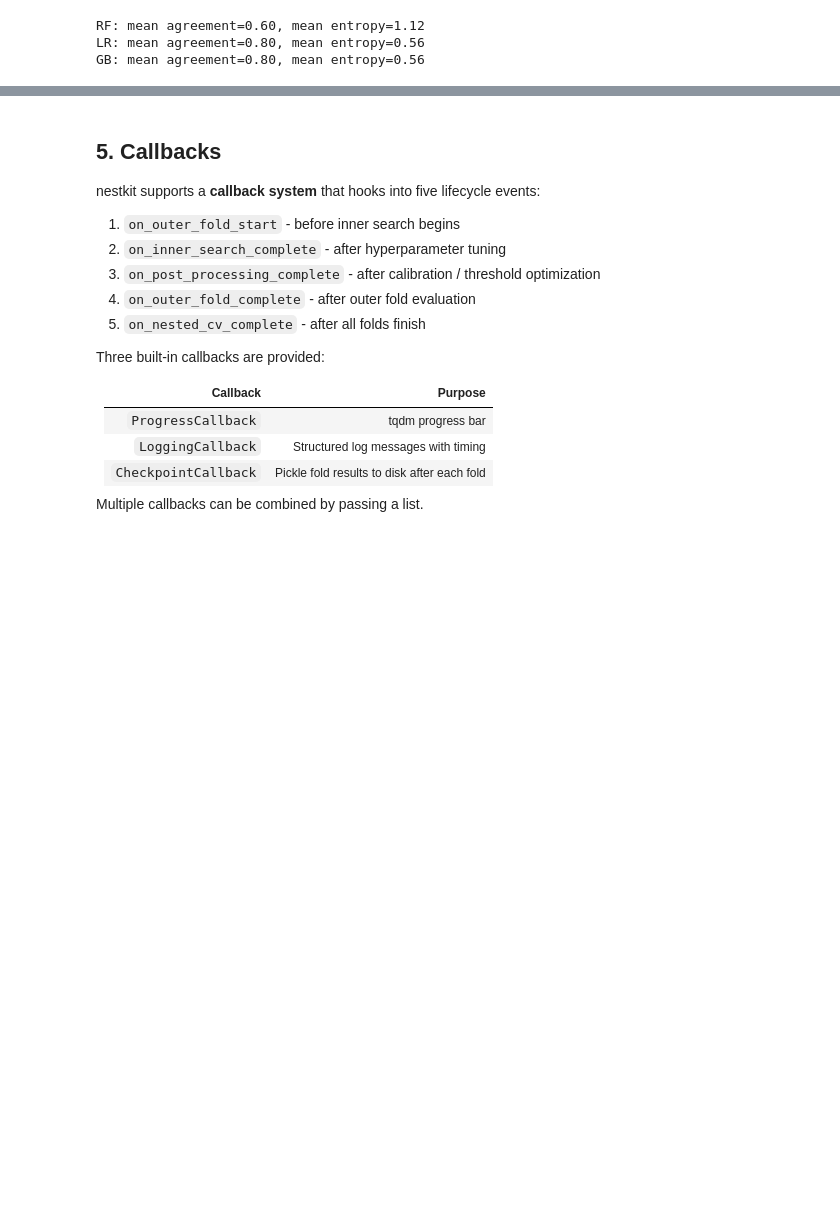
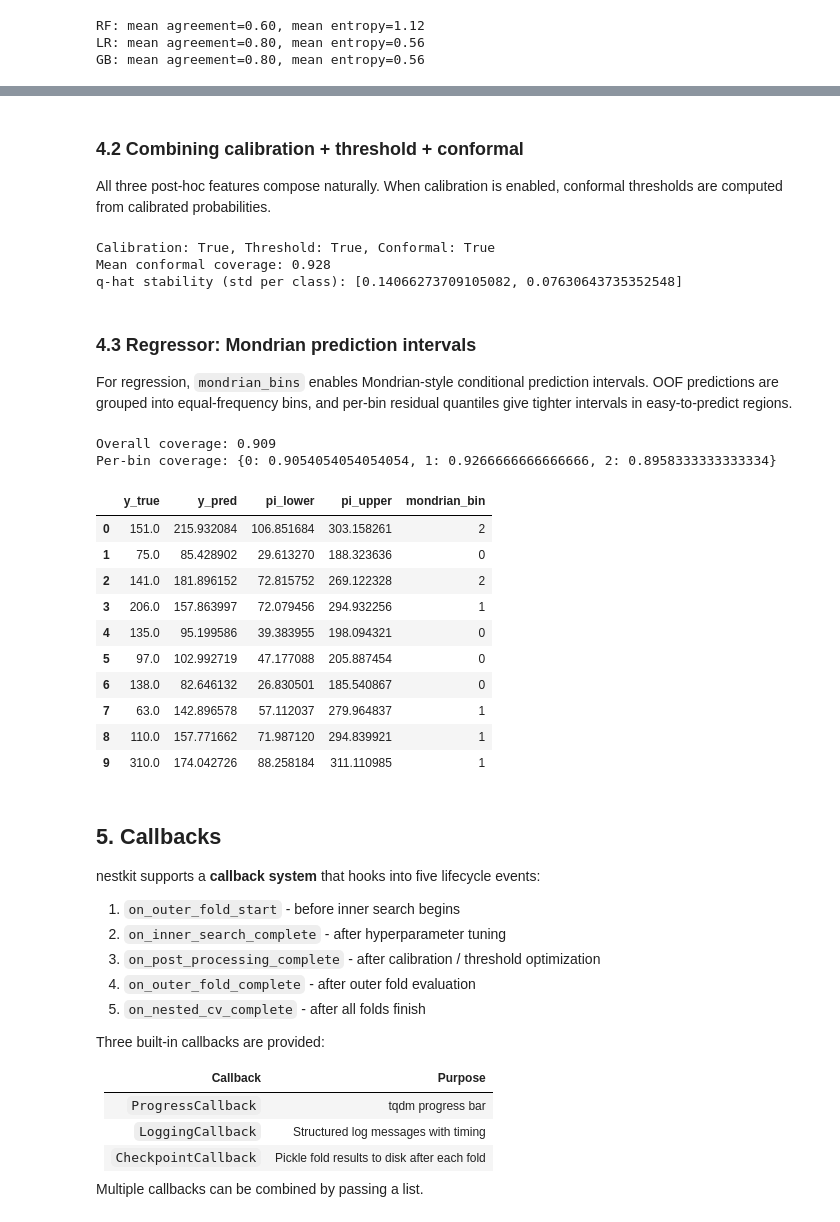
Before and after one commit to EttoreRocchi/nestkit, a Jupyter notebook: notebooks/02_advanced_workflows.ipynb, the cells around one changed output, grey strips where cells are left out. Saved outputs shown, nothing was run; the diff lists cells and outputs as text; code cells hidden in the pictures; blank space fills up the shorter version.

Commit message:
[feat] add conformal prediction for classifiers and regressors (`v0.2.0`)

```diff
--- a/notebooks/02_advanced_workflows.ipynb
+++ b/notebooks/02_advanced_workflows.ipynb
@@ -352,3 +414,78 @@ GB: mean agreement=0.80, mean entropy=0.56
+# %% [markdown]
+### 4.2 Combining calibration + threshold + conformal
+
+All three post-hoc features compose naturally. When calibration is enabled, conformal thresholds are computed from calibrated probabilities.
+# %%
+ncv_full = NestedCVClassifier(
+    estimator=RandomForestClassifier(random_state=42),
+    param_grid={"n_estimators": [50, 100], "max_depth": [3, 5]},
+    outer_cv=5,
+    inner_cv=3,
+    scoring="roc_auc",
+    random_state=42,
+    calibration_method="isotonic",
+    threshold_strategy="pooled",
+    conformal_prediction=True,
+    conformal_alpha=0.1,
+)
+ncv_full.fit(X_clf, y_clf)
+
+r = ncv_full.results_
+print(
+    f"Calibration: {r.has_calibration}, Threshold: {r.has_threshold_optimization}, Conformal: {r.has_conformal}"
+)
+print(f"Mean conformal coverage: {r.conformal_coverage_['mean']:.3f}")
+print(f"q-hat stability (std per class): {r.conformal_qhat_stability_['std_per_class']}")
+# %% [output]
+Calibration: True, Threshold: True, Conformal: True
+Mean conformal coverage: 0.928
+q-hat stability (std per class): [0.14066273709105082, 0.07630643735352548]
+# %% [markdown]
+### 4.3 Regressor: Mondrian prediction intervals
+
+For regression, `mondrian_bins` enables Mondrian-style conditional prediction intervals. OOF predictions are grouped into equal-frequency bins, and per-bin residual quantiles give tighter intervals in easy-to-predict regions.
+# %%
+from sklearn.ensemble import RandomForestRegressor
+
+from nestkit import NestedCVRegressor
+
+ncv_reg_mondrian = NestedCVRegressor(
+    estimator=RandomForestRegressor(random_state=42),
+    param_grid={"n_estimators": [50, 100], "max_depth": [5, 10]},
+    outer_cv=5,
+    inner_cv=3,
+    random_state=42,
+    prediction_intervals=True,
+    confidence_level=0.90,
+    mondrian_bins=3,
+)
+ncv_reg_mondrian.fit(X_reg, y_reg)
+
+r_reg = ncv_reg_mondrian.results_
+print(f"Overall coverage: {r_reg.prediction_interval_coverage_['mean']:.3f}")
+print(f"Per-bin coverage: {r_reg.mondrian_coverage_per_bin_}")
+# %% [output]
+Overall coverage: 0.909
+Per-bin coverage: {0: 0.9054054054054054, 1: 0.9266666666666666, 2: 0.8958333333333334}
+# %%
+# Predictions include per-sample bin assignments and intervals
+display(
+    ncv_reg_mondrian.results_.predictions_[
+        ["y_true", "y_pred", "pi_lower", "pi_upper", "mondrian_bin"]
+    ].head(10)
+)
+# %% [output]
+|  | y_true | y_pred | pi_lower | pi_upper | mondrian_bin |
+| 0 | 151.0 | 215.932084 | 106.851684 | 303.158261 | 2 |
+| 1 | 75.0 | 85.428902 | 29.613270 | 188.323636 | 0 |
+| 2 | 141.0 | 181.896152 | 72.815752 | 269.122328 | 2 |
+| 3 | 206.0 | 157.863997 | 72.079456 | 294.932256 | 1 |
+| 4 | 135.0 | 95.199586 | 39.383955 | 198.094321 | 0 |
+| 5 | 97.0 | 102.992719 | 47.177088 | 205.887454 | 0 |
+| 6 | 138.0 | 82.646132 | 26.830501 | 185.540867 | 0 |
+| 7 | 63.0 | 142.896578 | 57.112037 | 279.964837 | 1 |
+| 8 | 110.0 | 157.771662 | 71.987120 | 294.839921 | 1 |
+| 9 | 310.0 | 174.042726 | 88.258184 | 311.110985 | 1 |
 # %% [markdown]
 ## 5. Callbacks
 
```
Also changed, not shown: parts of 9 cells of this notebook, 36 other files.
